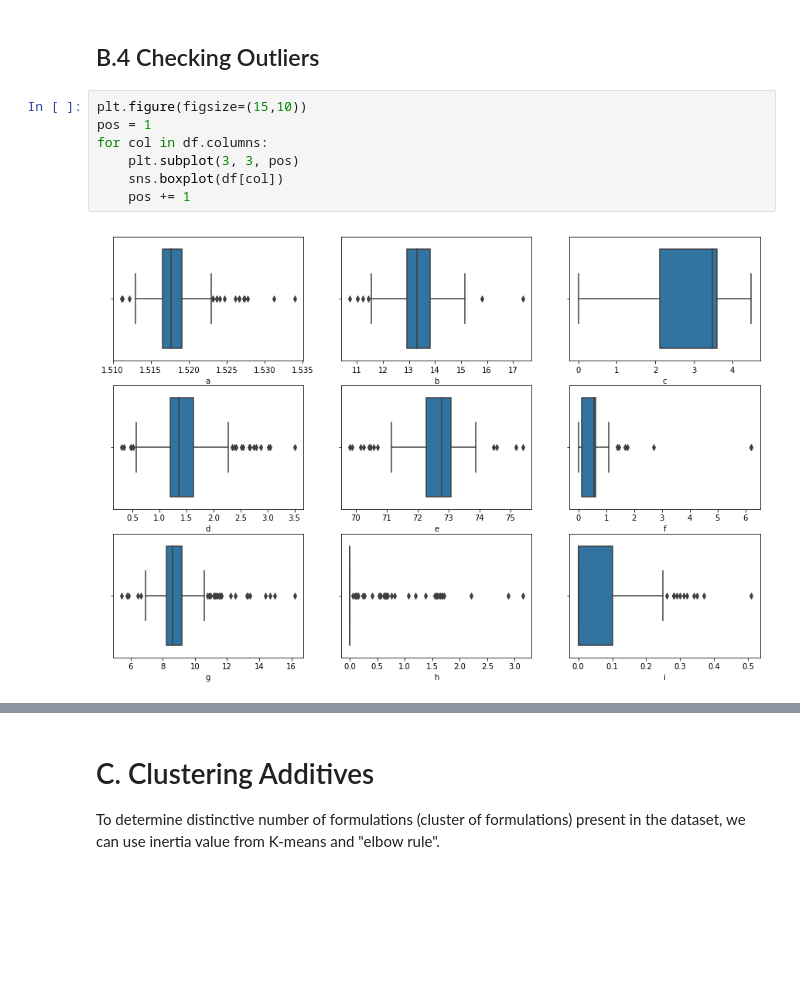
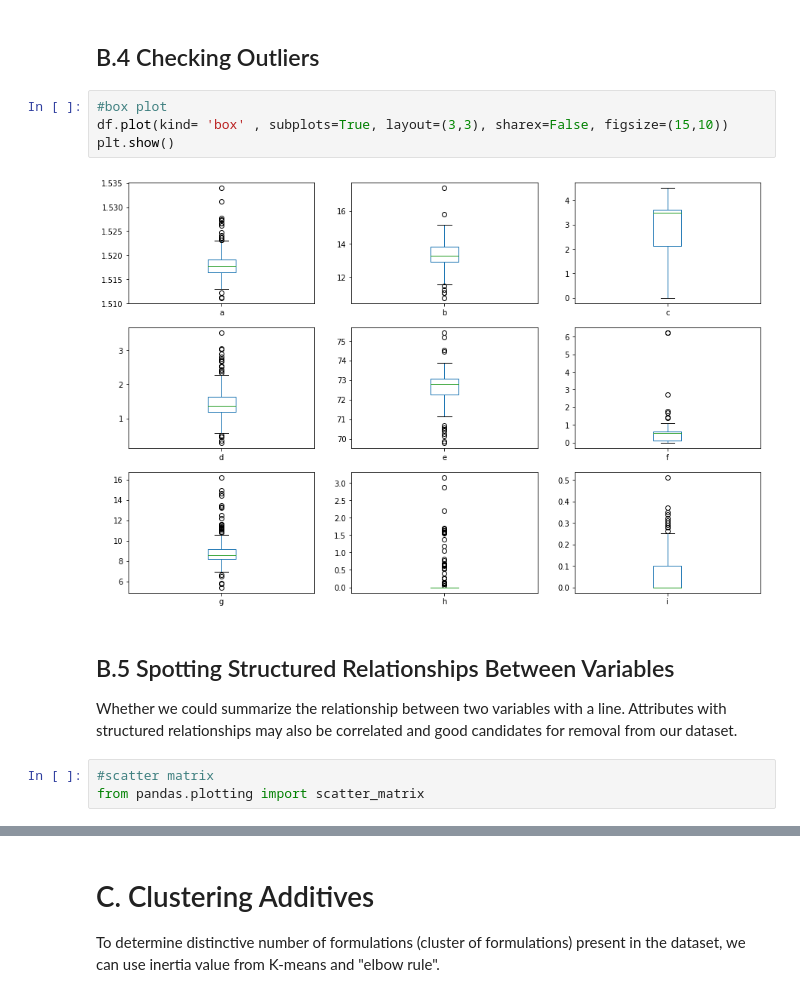
Before and after one commit to albertsylvester/assignment_april, a Jupyter notebook: Assignment No.1.ipynb, the cells around one changed output, grey strips where cells are left out. Cells and saved outputs as stored; diff of their text form; blank space fills up the shorter version.

```diff
--- a/Assignment No.1.ipynb
+++ b/Assignment No.1.ipynb
@@ -157,12 +154,15 @@ Sample does not look "Normally Distributed"
 From Shapiro-Wilk Test, we found that none of the additives has normal distribution. Thus, all of those additives ("a" to "i") are considered as _non-parametric_.
 # %% [markdown]
 ## B.4 Checking Outliers
-# %%
-plt.figure(figsize=(15,10))
-pos = 1
-for col in df.columns:
-    plt.subplot(3, 3, pos)
-    sns.boxplot(df[col])
-    pos += 1
-# %% [output]
-[figure, removed]
+# %%
+#box plot
+df.plot(kind= 'box' , subplots=True, layout=(3,3), sharex=False, figsize=(15,10))
+plt.show()
+# %% [output]
+[figure, added]
+# %% [markdown]
+## B.5 Spotting Structured Relationships Between Variables
+Whether we could summarize the relationship between two variables with a line. Attributes with structured relationships may also be correlated and good candidates for removal from our dataset.
+# %%
+#scatter matrix
+from pandas.plotting import scatter_matrix
```
Also changed, not shown: parts of 2 cells of this notebook, 1 other file.
